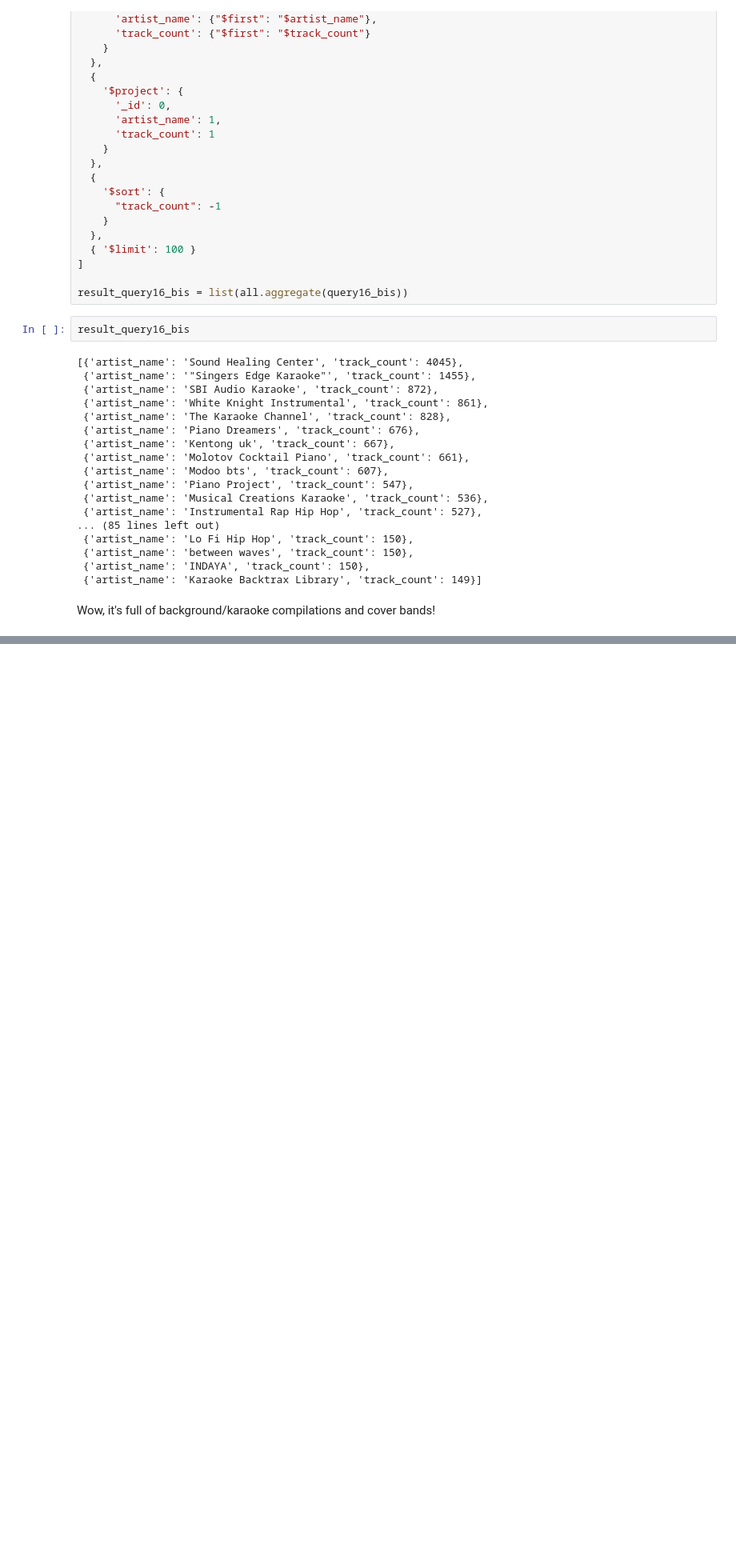
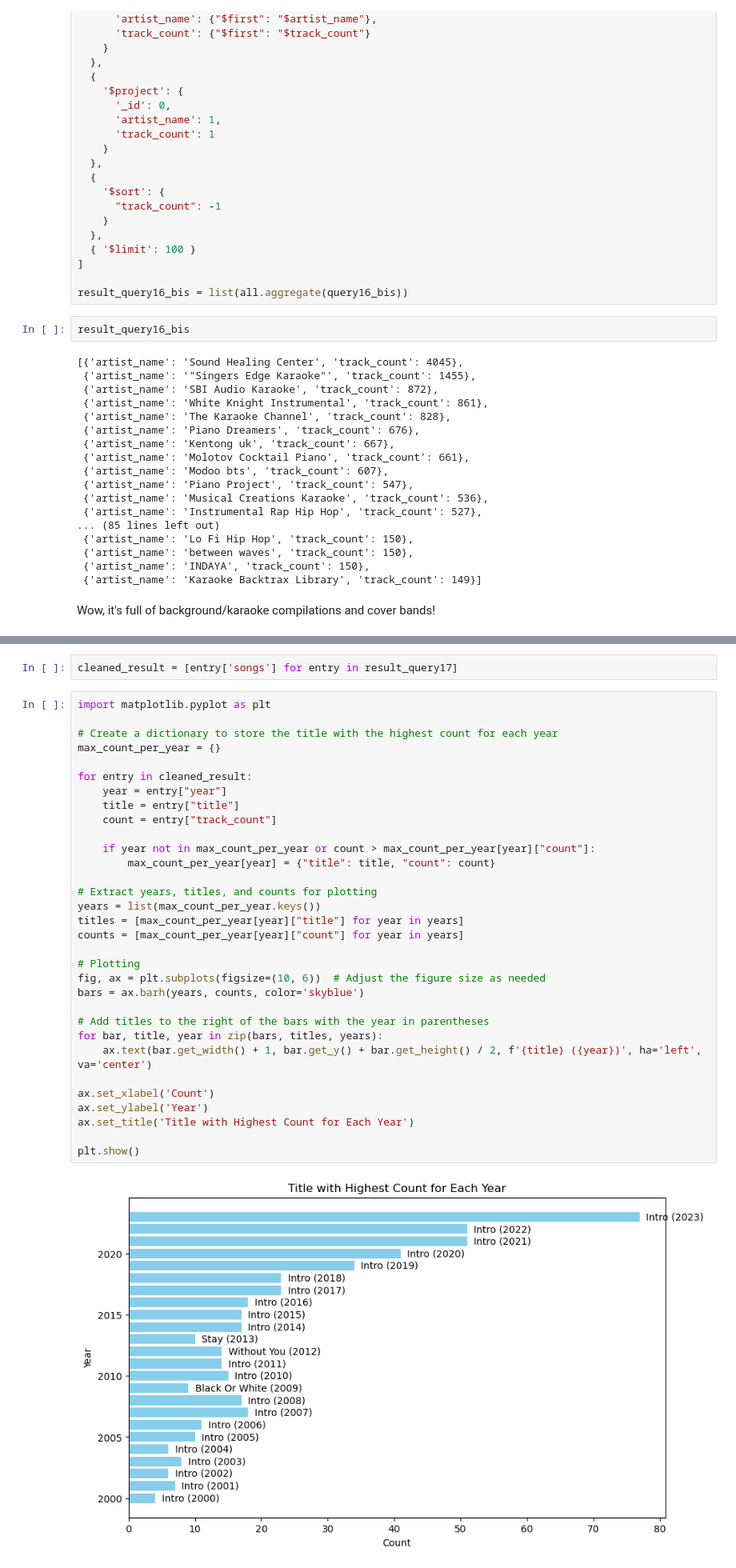
Before and after one commit to giuseppeegentile/mongtify-SMBUD-2324, a Jupyter notebook: queries_jack.ipynb, the cells around one changed output, grey strips where cells are left out. Shown at 80% size. Saved outputs shown, nothing was run; the diff lists cells and outputs as text; blank space fills up the shorter version.

Commit message:
Query 17

```diff
--- a/queries_jack.ipynb
+++ b/queries_jack.ipynb
@@ -911,0 +998,36 @@ Wow, it's full of background/karaoke compilations and cover bands!
+# %%
+cleaned_result = [entry['songs'] for entry in result_query17]
+# %%
+import matplotlib.pyplot as plt
+
+# Create a dictionary to store the title with the highest count for each year
+max_count_per_year = {}
+
+for entry in cleaned_result:
+    year = entry["year"]
+    title = entry["title"]
+    count = entry["track_count"]
+
+    if year not in max_count_per_year or count > max_count_per_year[year]["count"]:
+        max_count_per_year[year] = {"title": title, "count": count}
+
+# Extract years, titles, and counts for plotting
+years = list(max_count_per_year.keys())
+titles = [max_count_per_year[year]["title"] for year in years]
+counts = [max_count_per_year[year]["count"] for year in years]
+
+# Plotting
+fig, ax = plt.subplots(figsize=(10, 6))  # Adjust the figure size as needed
+bars = ax.barh(years, counts, color='skyblue')
+
+# Add titles to the right of the bars with the year in parentheses
+for bar, title, year in zip(bars, titles, years):
+    ax.text(bar.get_width() + 1, bar.get_y() + bar.get_height() / 2, f'{title} ({year})', ha='left', va='center')
+
+ax.set_xlabel('Count')
+ax.set_ylabel('Year')
+ax.set_title('Title with Highest Count for Each Year')
+
+plt.show()
+# %% [output]
+[figure, added]
```
Also changed, not shown: parts of 6 cells of this notebook.
